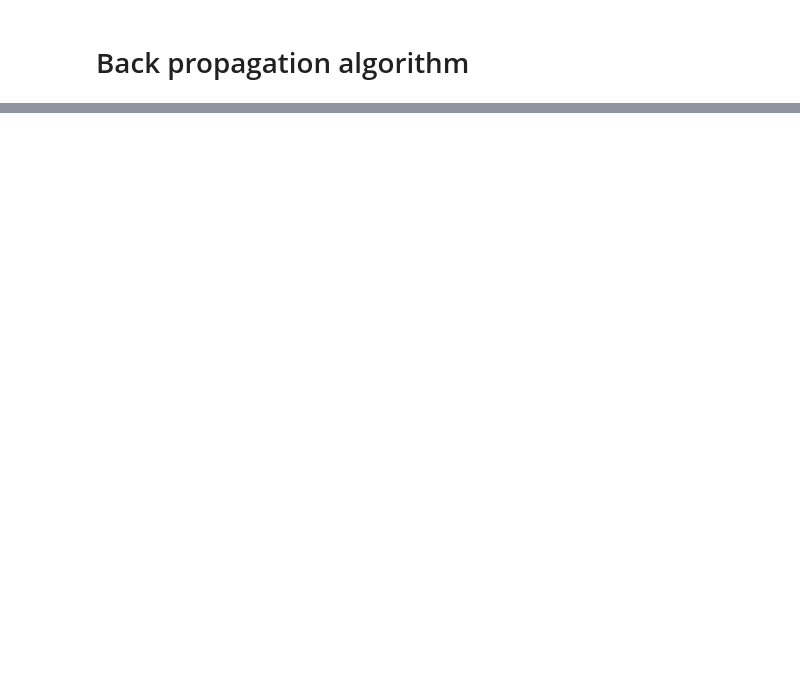
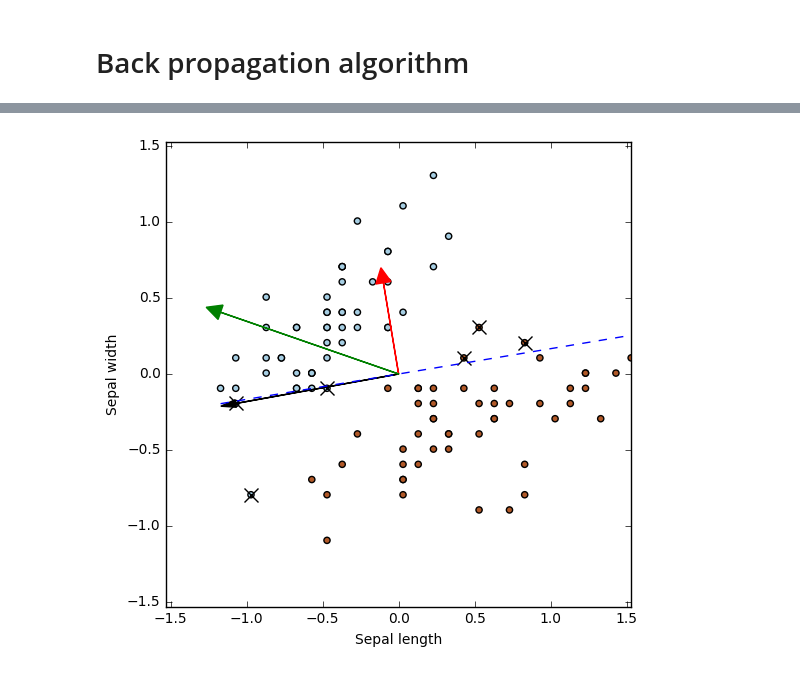
Before and after one commit to AbstractGeek/rusmalai-ncbs, a Jupyter notebook: 02-perceptron-learning-and-backpropagation.ipynb, the cells around one changed output, grey strips where cells are left out. Cells and saved outputs as stored; diff of their text form; code cells hidden in the pictures; blank space fills up the shorter version.

```diff
--- a/02-perceptron-learning-and-backpropagation.ipynb
+++ b/02-perceptron-learning-and-backpropagation.ipynb
@@ -60,0 +141,33 @@ True
+# %%
+# Define a function for plotting
+def plot_vectors(X,Y,X_incorrect,w,new_weight):
+    # Calculate slopes
+    m = -w[0]/w[1]
+    c = 0
+    # Creating slope line
+    x1 = np.linspace(np.min(X[:,0]), np.max(X[:,0]), 100)
+    y1 = m*x1 + c
+    # Plot
+    plt.figure(2, figsize=(6, 6))
+    plt.clf()
+    ax = plt.axes()
+    plt.scatter(X[:, 0], X[:, 1], c=Y, cmap=plt.cm.Paired)
+    plt.plot(X_incorrect[:, 0], X_incorrect[:, 1],linestyle='None',color='k',marker='x', ms=10.0, mew=1.0)
+    plt.plot(x1,y1,linestyle='--')
+    ax.arrow(0, 0, w[0], w[1], head_width=0.1, head_length=0.1, fc='r', ec='r') # Weight vector
+    ax.arrow(0, 0, X_incorrect[0,0], X_incorrect[0,1], head_width=0.05, head_length=0.1, fc='k', ec='k') # Incorrect vector
+    ax.arrow(0, 0, new_weight[0], new_weight[1], head_width=0.1, head_length=0.1, fc='g', ec='g') # Weight vector
+    plt.xlabel('Sepal length')
+    plt.ylabel('Sepal width')
+    # Set limits
+    max_limit = np.max(np.max(np.abs(X)))
+    plt.xlim(-max_limit, max_limit)
+    plt.ylim(-max_limit, max_limit)
+# %%
+# Apply perceptron learning algorithm
+learning_rate = 1
+new_weight = w + learning_rate * delta[0] * X_incorrect[0,:]
+# Plot old and new weight vectors, and the incorrect X
+plot_vectors(X,Y,X_incorrect,w,new_weight)
+# %% [output]
+[figure, added]
```
Also changed, not shown: parts of 22 cells of this notebook.
